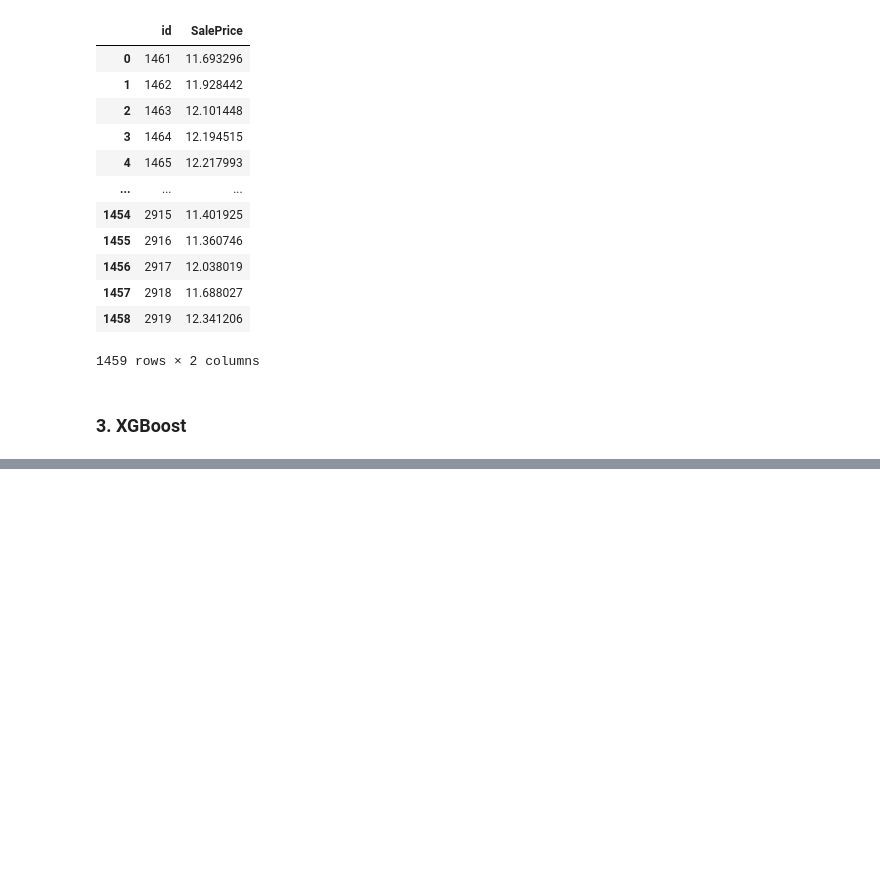
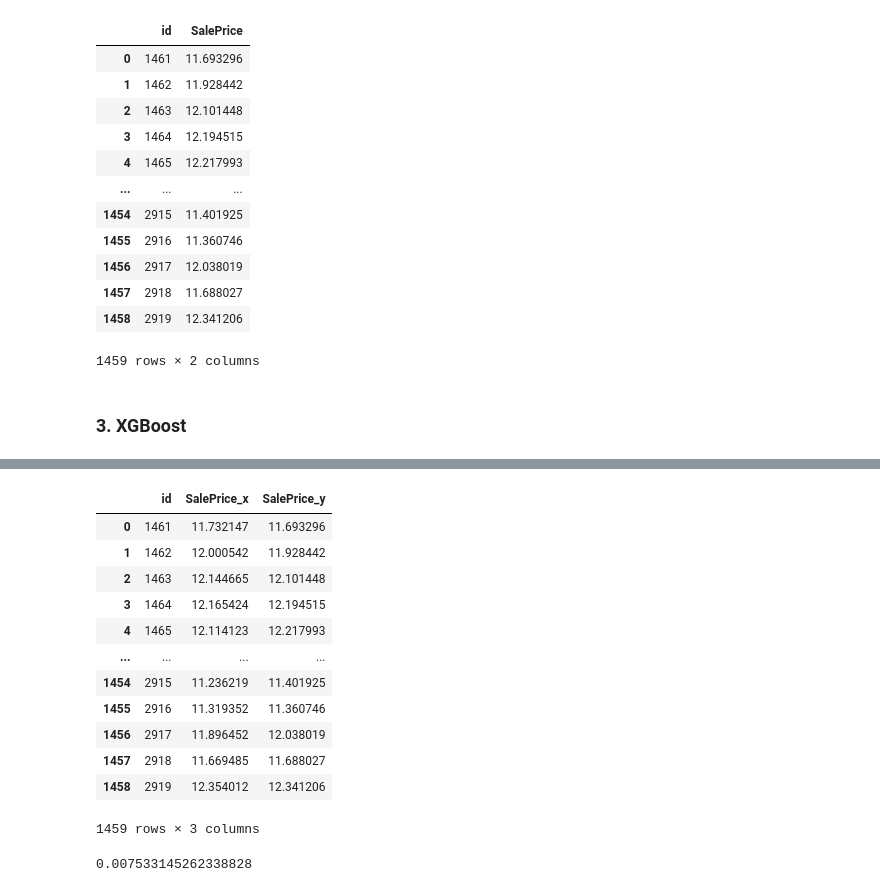
Before and after one commit to Qiaolan/Kaggle_Projects, a Jupyter notebook: house_price .ipynb, the cells around one changed output, grey strips where cells are left out. Cells and saved outputs as stored; diff of their text form; code cells hidden in the pictures; blank space fills up the shorter version.

```diff
--- a/house_price .ipynb
+++ b/house_price .ipynb
@@ -310,0 +322,2 @@ ModuleNotFoundError: No module named 'xgboost'
+# %%
+xgb_model.fit(X_train, y)
@@ -310,0 +333,5 @@ ModuleNotFoundError: No module named 'xgboost'
+# %%
+xgb_pred = xgb_model.predict(X_test)
+# %%
+xgb_pred = pd.DataFrame({"id":np.arange(1461,2920),"SalePrice":xgb_pred})
+xgb_pred
@@ -310,0 +354,22 @@ ModuleNotFoundError: No module named 'xgboost'
+# %%
+compare = pd.merge(xgb_pred,lasso_pred,on="id")
+# %%
+compare
+# %% [output]
+|  | id | SalePrice_x | SalePrice_y |
+| 0 | 1461 | 11.732147 | 11.693296 |
+| 1 | 1462 | 12.000542 | 11.928442 |
+| 2 | 1463 | 12.144665 | 12.101448 |
+| 3 | 1464 | 12.165424 | 12.194515 |
+| 4 | 1465 | 12.114123 | 12.217993 |
+| ... | ... | ... | ... |
+| 1454 | 2915 | 11.236219 | 11.401925 |
+| 1455 | 2916 | 11.319352 | 11.360746 |
+| 1456 | 2917 | 11.896452 | 12.038019 |
+| 1457 | 2918 | 11.669485 | 11.688027 |
+| 1458 | 2919 | 12.354012 | 12.341206 |
+1459 rows × 3 columns
+# %%
+mean_squared_error(y,xgb_model.predict(X_train))
+# %% [output]
+0.007533145262338828
```
Also changed, not shown: parts of 9 cells of this notebook, 2 other files.
